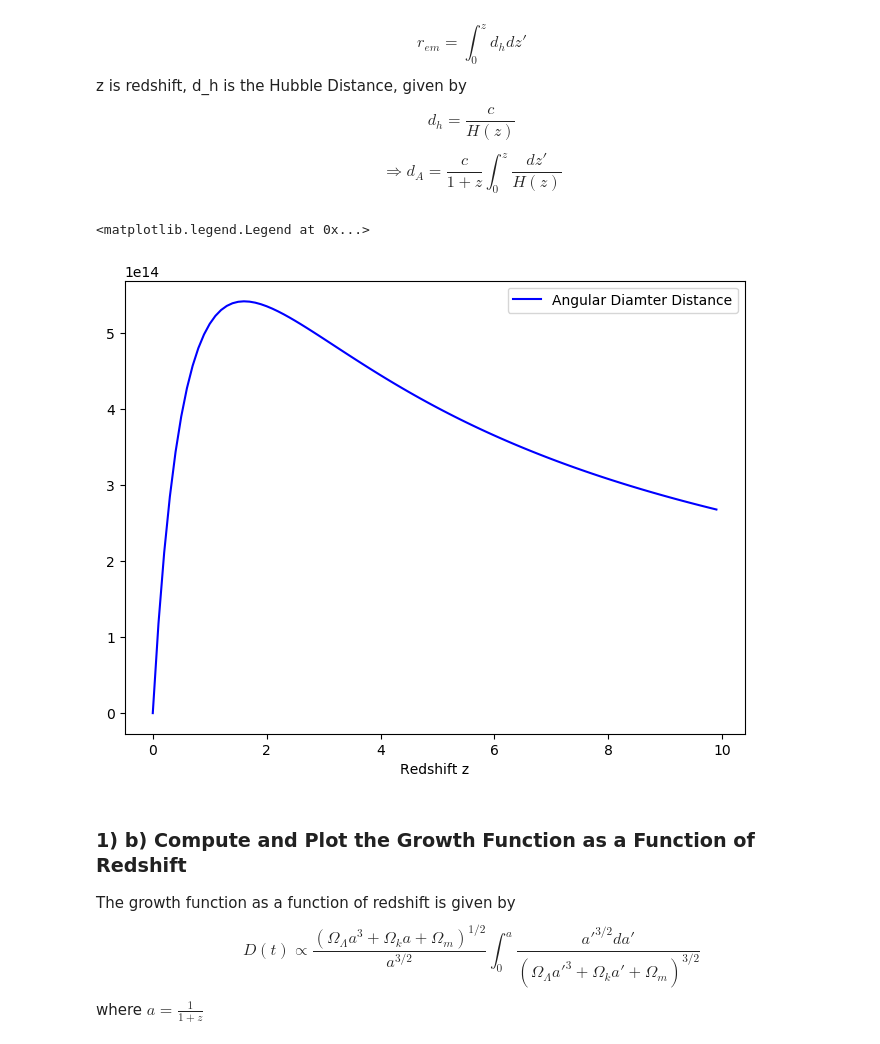
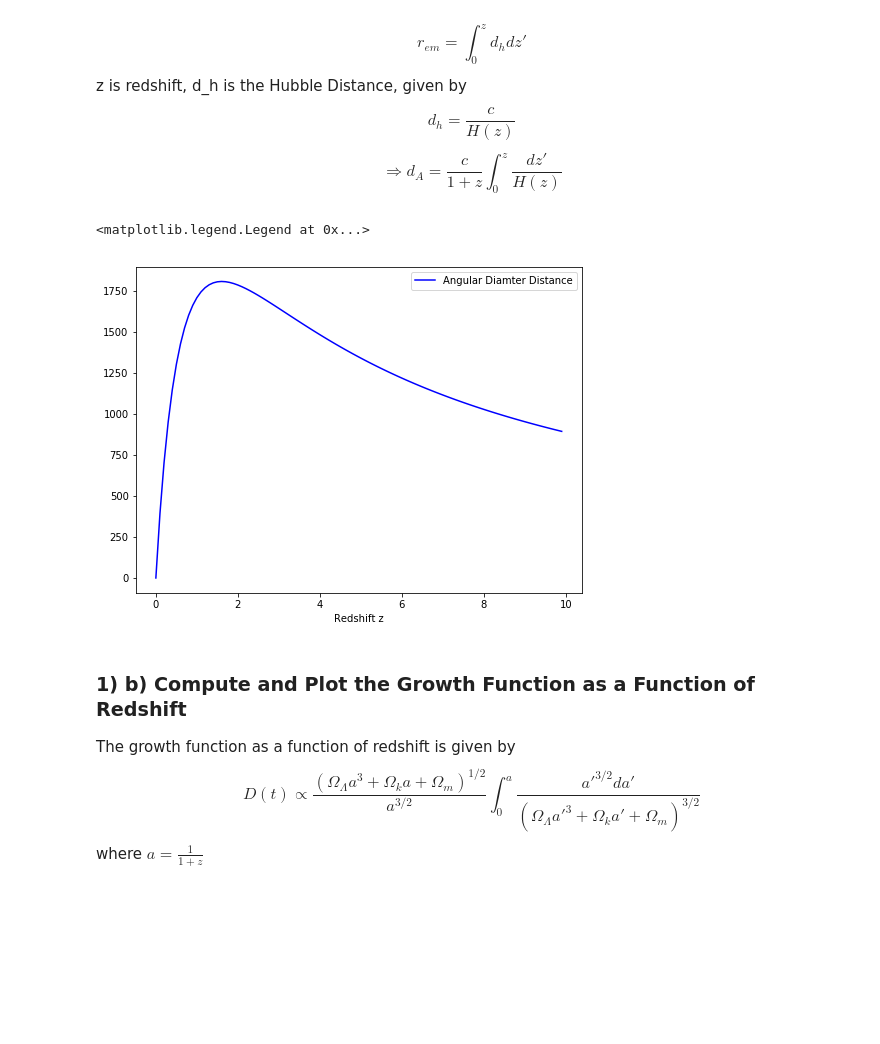
Before and after one commit to mdezylva/cosmology, a Jupyter notebook: Cosmology Assignment.ipynb, the cells around one changed output. Saved outputs shown, nothing was run; the diff lists cells and outputs as text; code cells hidden in the pictures; blank space fills up the shorter version.

```diff
--- a/Cosmology Assignment.ipynb
+++ b/Cosmology Assignment.ipynb
@@ -73,18 +73,19 @@ d_h is the Hubble Distance, given by
 $$ d_h = \frac{c}{H(z)} $$
 $$ \Rightarrow d_A = \frac{c}{1+z} \int_0^z \frac{dz'}{H(z)} $$
 # %%
-z = np.arange(0,10,0.1)
+z = np.arange(0,30,0.1)
 def d_h(z):
-    return(c/(h_0*np.sqrt(om_m*(1+z)**3 + om_lam)))
+    return((c*10**(-3))/(h_0*np.sqrt(om_m*(1+z)**3 + om_lam)))
 # %%
-r_em = [(c/(1+zed)*quad(d_h,0,zed)[0]) for zed in z]
+r_em = [(1/((1+zed))*quad(d_h,0,zed)[0]) for zed in z]
 fig, ax = plt.subplots(figsize=(8,6))
-ax.plot(z,r_em,'b-',label='Angular Diamter Distance')
+ax.plot(z[0:100],r_em[0:100],'b-',label='Angular Diamter Distance')
 ax.set_xlabel('Redshift z')
 ax.legend(loc = 'upper right')
+#Need to Correct Units here!
 # %% [output]
 <matplotlib.legend.Legend at 0x...>
-[figure, old version]
+[figure, new version]
 # %% [markdown]
 ### 1) b) Compute and Plot the Growth Function as a Function of Redshift
 The growth function as a function of redshift is given by
```
Also changed, not shown: parts of 7 cells of this notebook.
